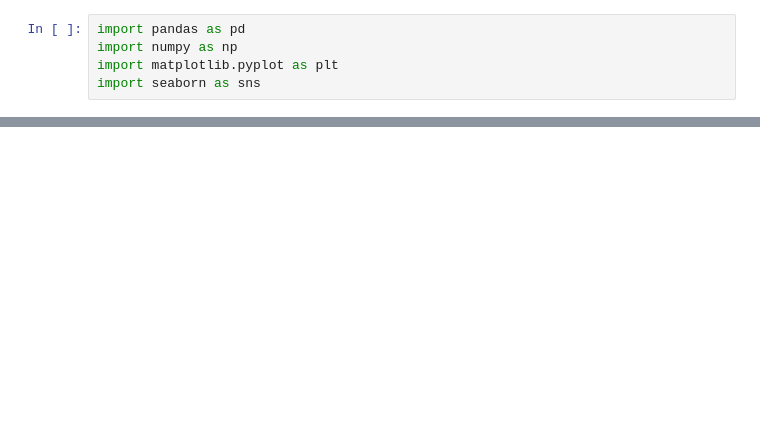
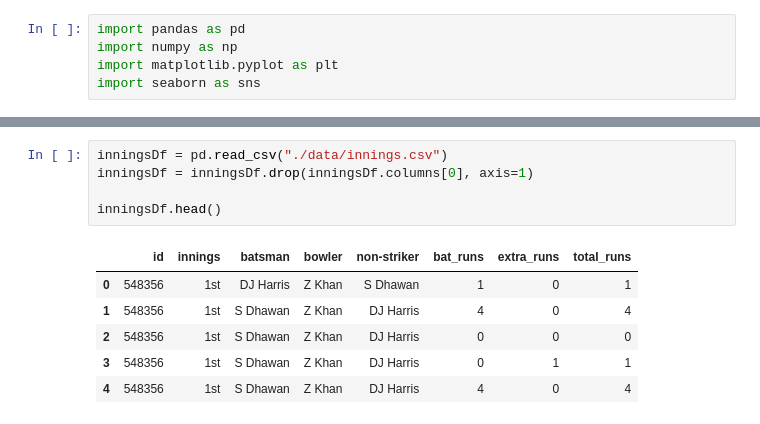
Before and after one commit to rikithreddy/pydata, a Jupyter notebook: Data analysis.ipynb, the cells around one changed output, grey strips where cells are left out. Saved outputs shown, nothing was run; the diff lists cells and outputs as text; blank space fills up the shorter version.

```diff
--- a/Data analysis.ipynb
+++ b/Data analysis.ipynb
@@ -27,0 +6,12 @@ df[df["bat_runs"] == 4]
+# %%
+inningsDf = pd.read_csv("./data/innings.csv")
+inningsDf = inningsDf.drop(inningsDf.columns[0], axis=1)
+
+inningsDf.head()
+# %% [output]
+|  | id | innings | batsman | bowler | non-striker | bat_runs | extra_runs | total_runs |
+| 0 | 548356 | 1st | DJ Harris | Z Khan | S Dhawan | 1 | 0 | 1 |
+| 1 | 548356 | 1st | S Dhawan | Z Khan | DJ Harris | 4 | 0 | 4 |
+| 2 | 548356 | 1st | S Dhawan | Z Khan | DJ Harris | 0 | 0 | 0 |
+| 3 | 548356 | 1st | S Dhawan | Z Khan | DJ Harris | 0 | 1 | 1 |
+| 4 | 548356 | 1st | S Dhawan | Z Khan | DJ Harris | 4 | 0 | 4 |
```
Also changed, not shown: parts of 8 cells of this notebook, 1 other file.
